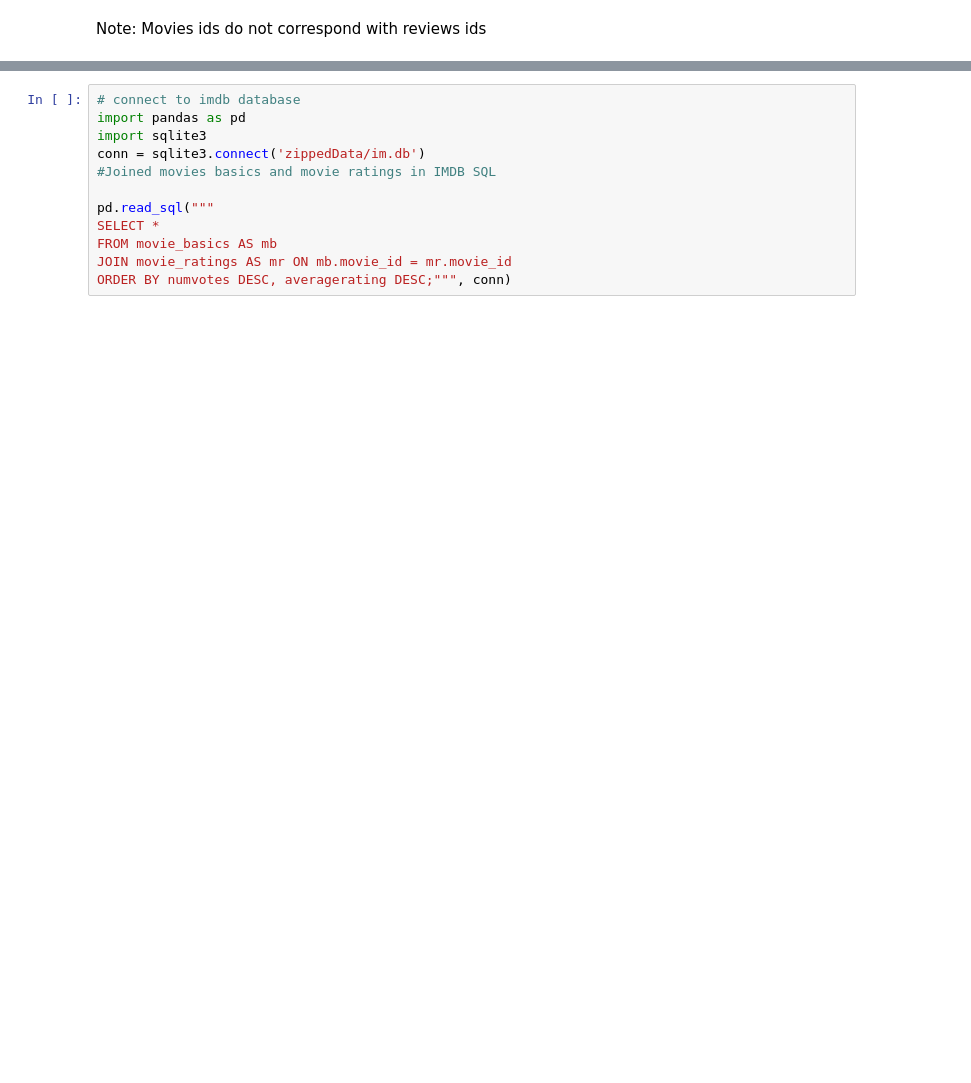
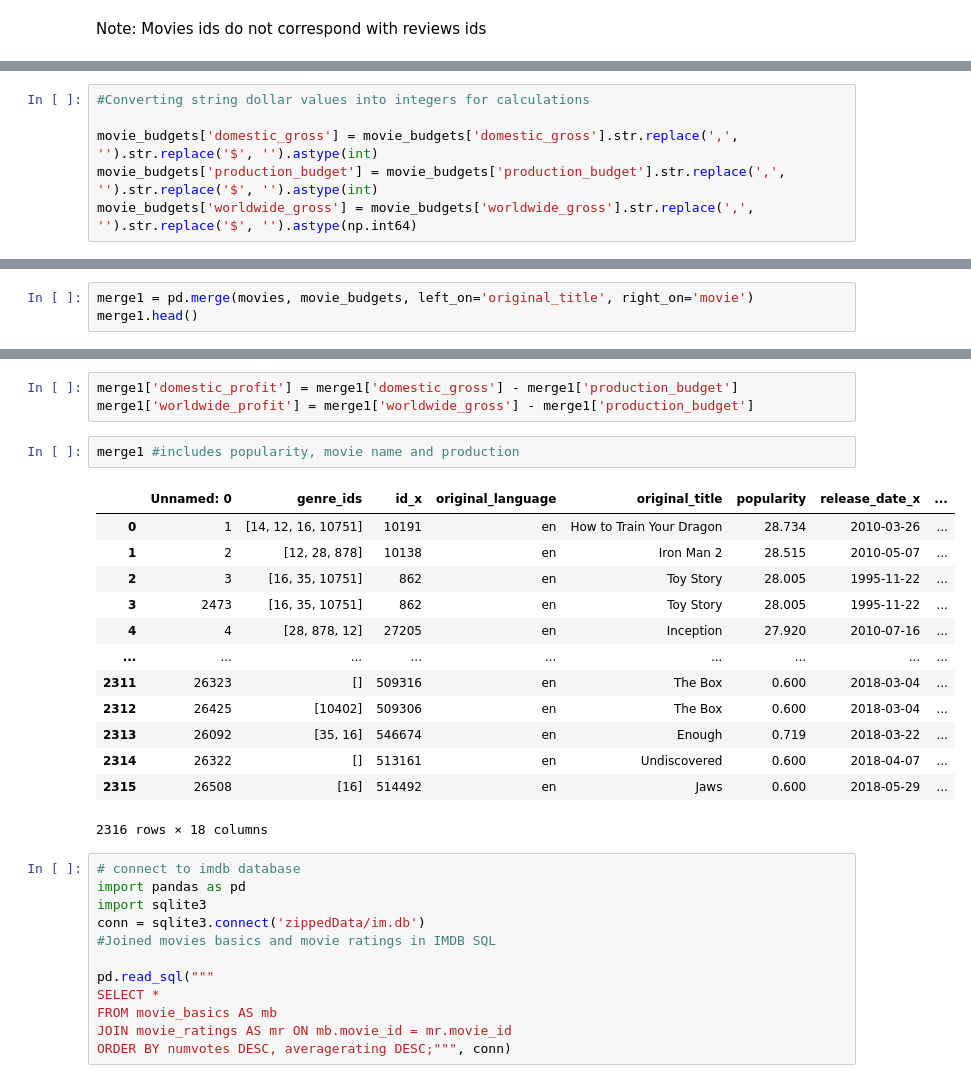
Before and after one commit to abwilliamss/AIAcademy-capstone, a Jupyter notebook: Saniya's Initial Data Analysis.ipynb, the cells around one changed output, grey strips where cells are left out. Saved outputs shown, nothing was run; the diff lists cells and outputs as text; blank space fills up the shorter version.

```diff
--- a/Saniya's Initial Data Analysis.ipynb
+++ b/Saniya's Initial Data Analysis.ipynb
@@ -60,0 +77,6 @@ movie_budgets.head()
+# %%
+#Converting string dollar values into integers for calculations
+
+movie_budgets['domestic_gross'] = movie_budgets['domestic_gross'].str.replace(',', '').str.replace('$', '').astype(int)
+movie_budgets['production_budget'] = movie_budgets['production_budget'].str.replace(',', '').str.replace('$', '').astype(int)
+movie_budgets['worldwide_gross'] = movie_budgets['worldwide_gross'].str.replace(',', '').str.replace('$', '').astype(np.int64)
@@ -60,0 +85,3 @@ movie_budgets.head()
+# %%
+merge1 = pd.merge(movies, movie_budgets, left_on='original_title', right_on='movie')
+merge1.head()
@@ -61,3 +95,22 @@ movie_budgets.head()
+# %%
+merge1['domestic_profit'] = merge1['domestic_gross'] - merge1['production_budget']
+merge1['worldwide_profit'] = merge1['worldwide_gross'] - merge1['production_budget']
+# %%
+merge1 #includes popularity, movie name and production
+# %% [output]
+|  | Unnamed: 0 | genre_ids | id_x | original_language | original_title | popularity | release_date_x | ... |
+| 0 | 1 | [14, 12, 16, 10751] | 10191 | en | How to Train Your Dragon | 28.734 | 2010-03-26 | ... |
+| 1 | 2 | [12, 28, 878] | 10138 | en | Iron Man 2 | 28.515 | 2010-05-07 | ... |
+| 2 | 3 | [16, 35, 10751] | 862 | en | Toy Story | 28.005 | 1995-11-22 | ... |
+| 3 | 2473 | [16, 35, 10751] | 862 | en | Toy Story | 28.005 | 1995-11-22 | ... |
+| 4 | 4 | [28, 878, 12] | 27205 | en | Inception | 27.920 | 2010-07-16 | ... |
+| ... | ... | ... | ... | ... | ... | ... | ... | ... |
+| 2311 | 26323 | [] | 509316 | en | The Box | 0.600 | 2018-03-04 | ... |
+| 2312 | 26425 | [10402] | 509306 | en | The Box | 0.600 | 2018-03-04 | ... |
+| 2313 | 26092 | [35, 16] | 546674 | en | Enough | 0.719 | 2018-03-22 | ... |
+| 2314 | 26322 | [] | 513161 | en | Undiscovered | 0.600 | 2018-04-07 | ... |
+| 2315 | 26508 | [16] | 514492 | en | Jaws | 0.600 | 2018-05-29 | ... |
+2316 rows × 18 columns
 # %%
 # connect to imdb database
 import pandas as pd
```
Also changed, not shown: parts of 8 cells of this notebook.
